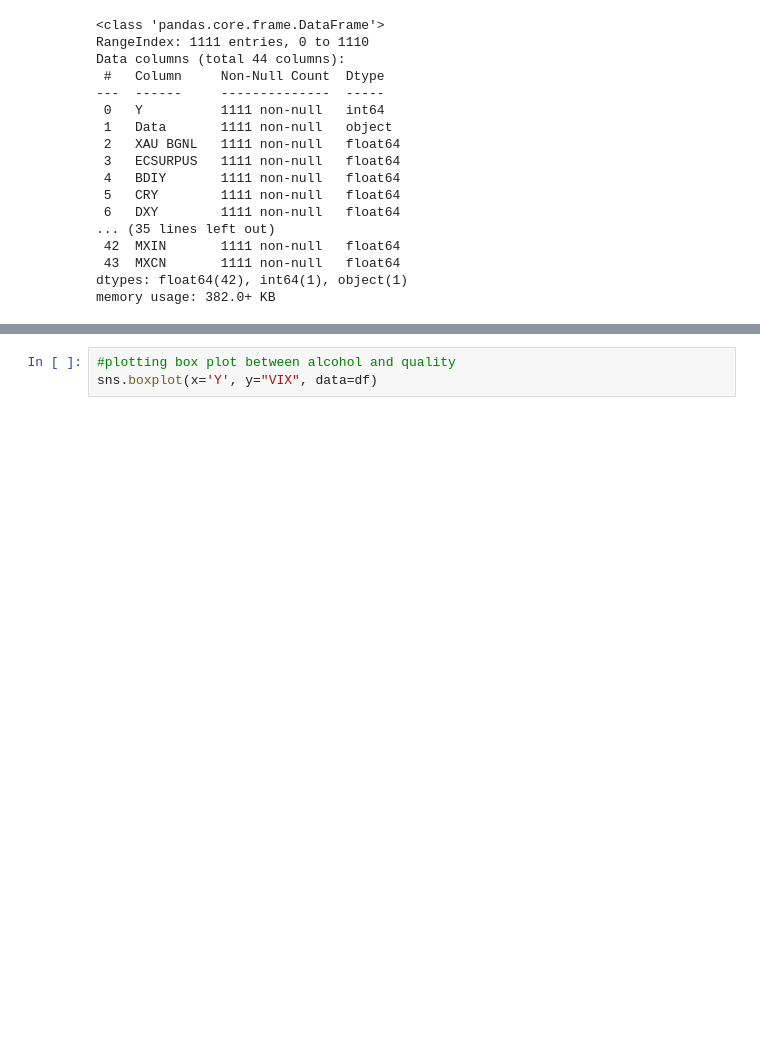
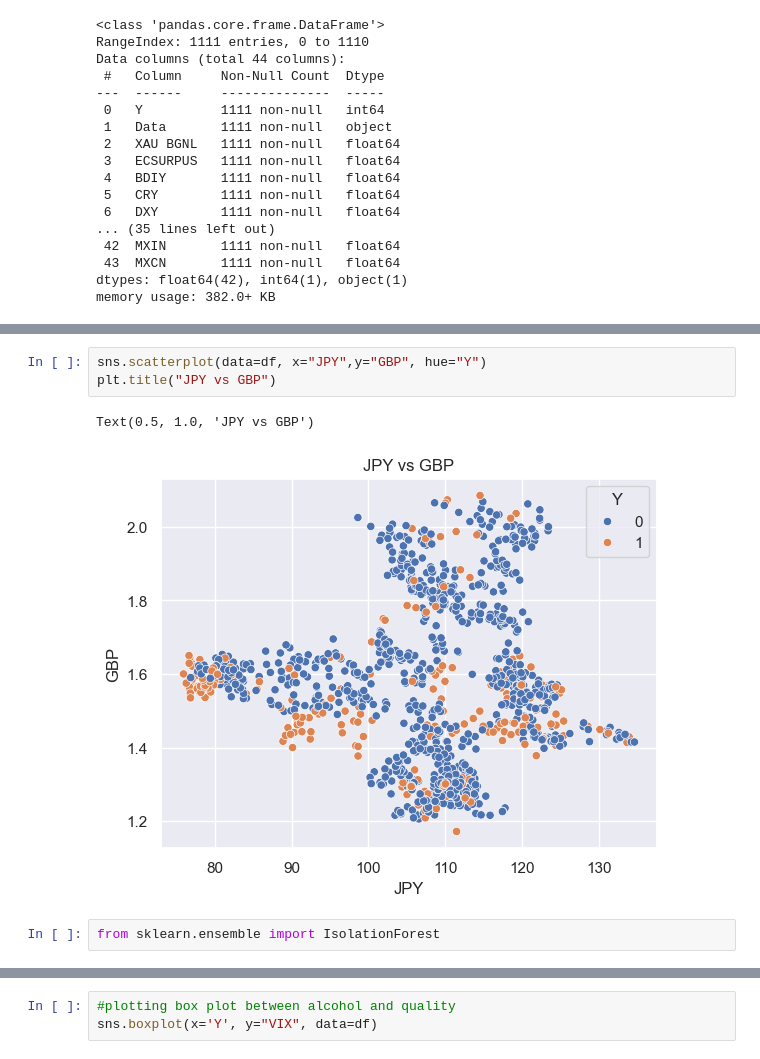
Before and after one commit to kevinhui98/Market-Anomaly-Detection, a Jupyter notebook: backend/market_anomaly_detection.ipynb, the cells around one changed output, grey strips where cells are left out. Saved outputs shown, nothing was run; the diff lists cells and outputs as text; blank space fills up the shorter version.

```diff
--- a/backend/market_anomaly_detection.ipynb
+++ b/backend/market_anomaly_detection.ipynb
@@ -57,0 +53,8 @@ Name: VIX, dtype: float64
+# %%
+sns.scatterplot(data=df, x="JPY",y="GBP", hue="Y")
+plt.title("JPY vs GBP")
+# %% [output]
+Text(0.5, 1.0, 'JPY vs GBP')
+[figure, added]
+# %%
+from sklearn.ensemble import IsolationForest
```
Also changed, not shown: parts of 9 cells of this notebook.
